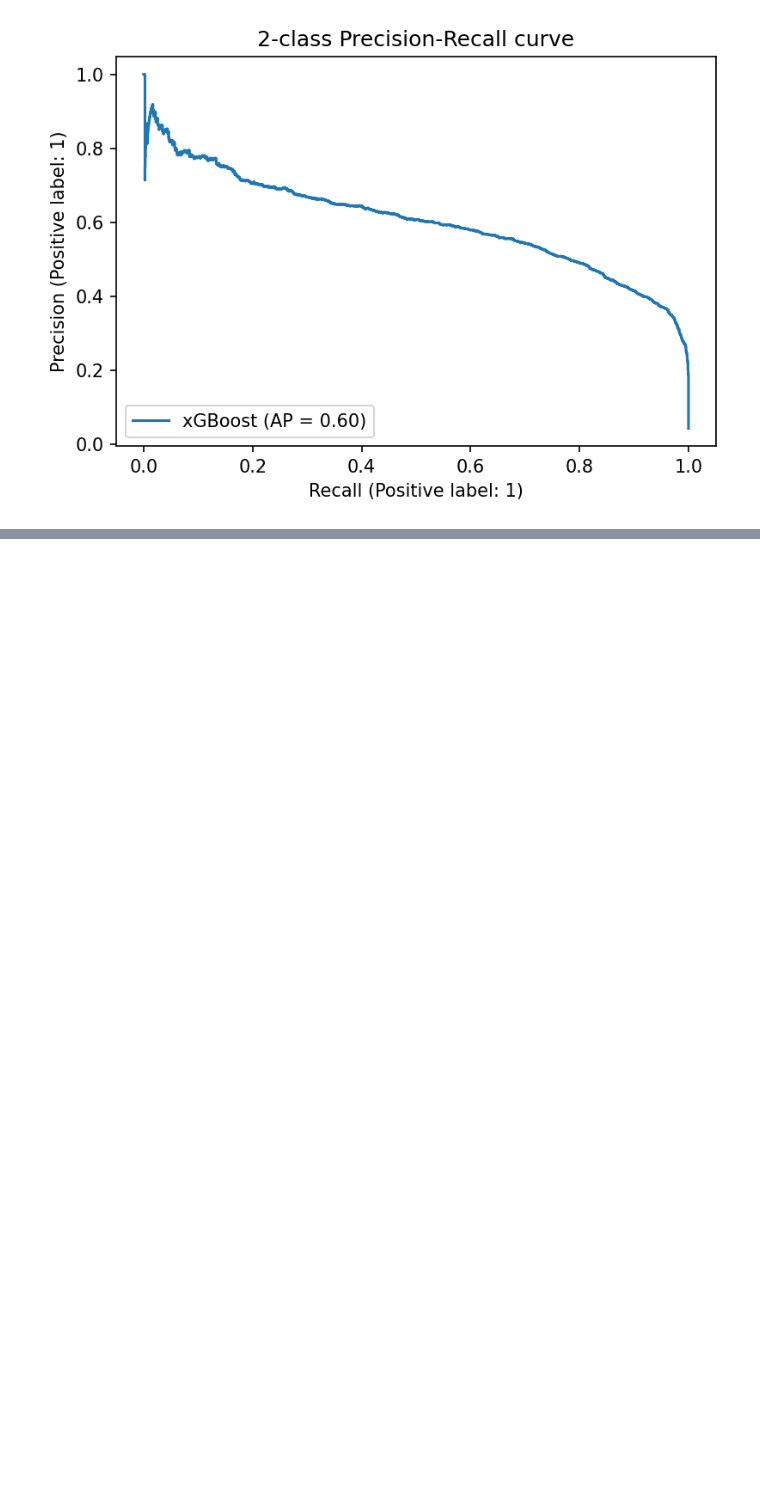
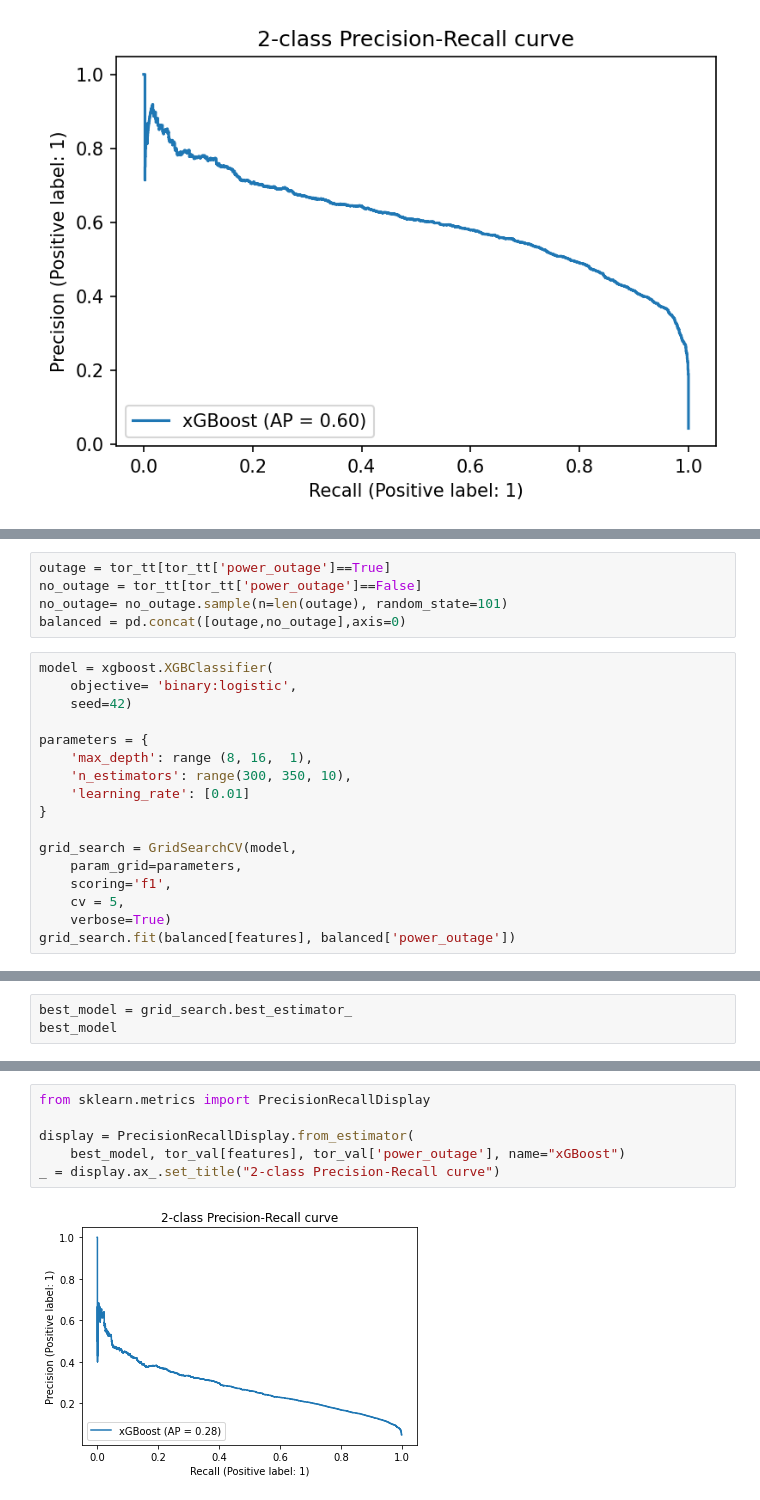
Before and after one commit to amourayuba/Power-Outage-Prediction, a Jupyter notebook: codes/modeling_tornados.ipynb, the cells around one changed output, grey strips where cells are left out. Cells and saved outputs as stored; diff of their text form; blank space fills up the shorter version.

```diff
--- a/codes/modeling_tornados.ipynb
+++ b/codes/modeling_tornados.ipynb
@@ -397,0 +642,22 @@ _ = display.ax_.set_title("2-class Precision-Recall curve")
+# %%
+outage = tor_tt[tor_tt['power_outage']==True]
+no_outage = tor_tt[tor_tt['power_outage']==False]
+no_outage= no_outage.sample(n=len(outage), random_state=101)
+balanced = pd.concat([outage,no_outage],axis=0)
+# %%
+model = xgboost.XGBClassifier(
+    objective= 'binary:logistic',
+    seed=42)
+
+parameters = {
+    'max_depth': range (8, 16,  1),
+    'n_estimators': range(300, 350, 10),
+    'learning_rate': [0.01]
+}
+
+grid_search = GridSearchCV(model,
+    param_grid=parameters,
+    scoring='f1',
+    cv = 5,
+    verbose=True)
+grid_search.fit(balanced[features], balanced['power_outage'])
@@ -397,0 +707,3 @@ _ = display.ax_.set_title("2-class Precision-Recall curve")
+# %%
+best_model = grid_search.best_estimator_
+best_model
@@ -397,0 +730,8 @@ _ = display.ax_.set_title("2-class Precision-Recall curve")
+# %%
+from sklearn.metrics import PrecisionRecallDisplay
+
+display = PrecisionRecallDisplay.from_estimator(
+    best_model, tor_val[features], tor_val['power_outage'], name="xGBoost")
+_ = display.ax_.set_title("2-class Precision-Recall curve")
+# %% [output]
+[figure, added]
```
Also changed, not shown: parts of 33 cells of this notebook.
